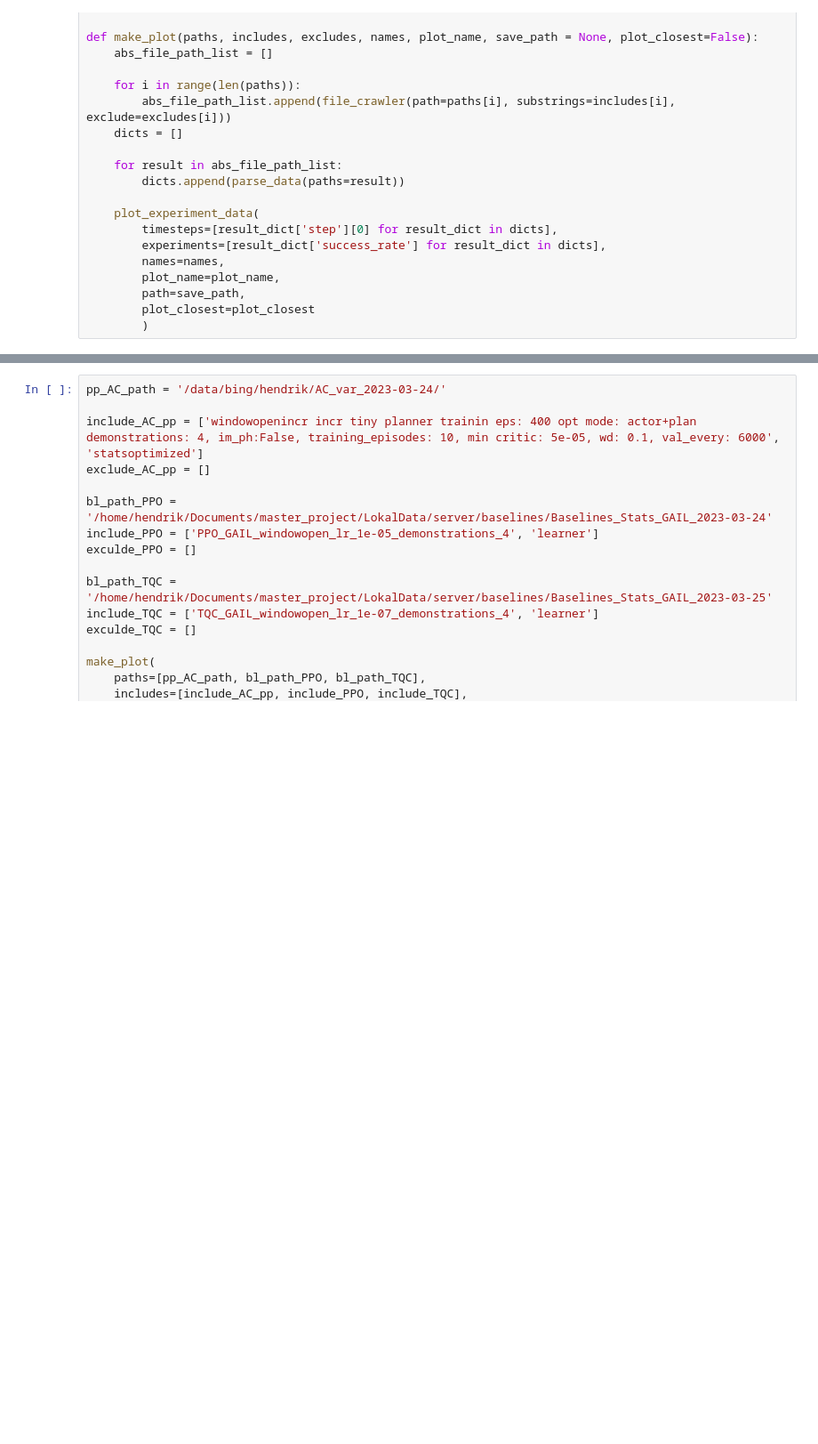
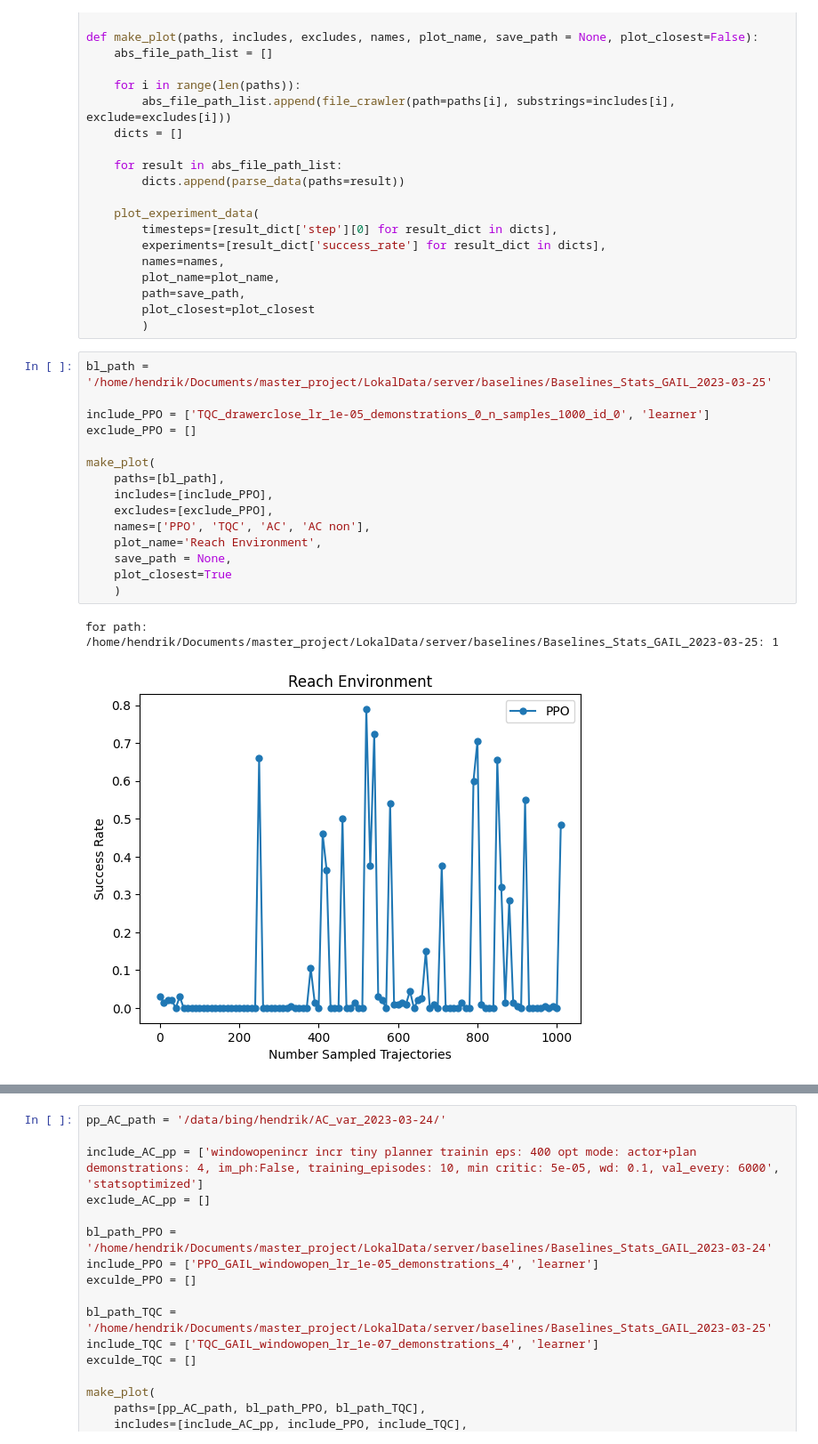
Before and after one commit to ReliableTree/ActiveCritic, a Jupyter notebook: src/active_critic/analyze_stats/analyze_stats.ipynb, the cells around one changed output, grey strips where cells are left out. Shown at 89% size. Drawn from its saved outputs; the diff is of its cells as text; blank space fills up the shorter version.

```diff
--- a/src/active_critic/analyze_stats/analyze_stats.ipynb
+++ b/src/active_critic/analyze_stats/analyze_stats.ipynb
@@ -95,3 +95,21 @@ def make_plot(paths, includes, excludes, names, plot_name, save_path = None, plo
         path=save_path,
         plot_closest=plot_closest
         )
+# %%
+bl_path = '/home/hendrik/Documents/master_project/LokalData/server/baselines/Baselines_Stats_GAIL_2023-03-25'
+
+include_PPO = ['TQC_drawerclose_lr_1e-05_demonstrations_0_n_samples_1000_id_0', 'learner']
+exclude_PPO = []
+
+make_plot(
+    paths=[bl_path],
+    includes=[include_PPO],
+    excludes=[exclude_PPO],
+    names=['PPO', 'TQC', 'AC', 'AC non'],
+    plot_name='Reach Environment',
+    save_path = None,
+    plot_closest=True
+    )
+# %% [output]
+for path: /home/hendrik/Documents/master_project/LokalData/server/baselines/Baselines_Stats_GAIL_2023-03-25: 1
+[figure, added]
```
Also changed, not shown: parts of 4 cells of this notebook, 5 other files.
